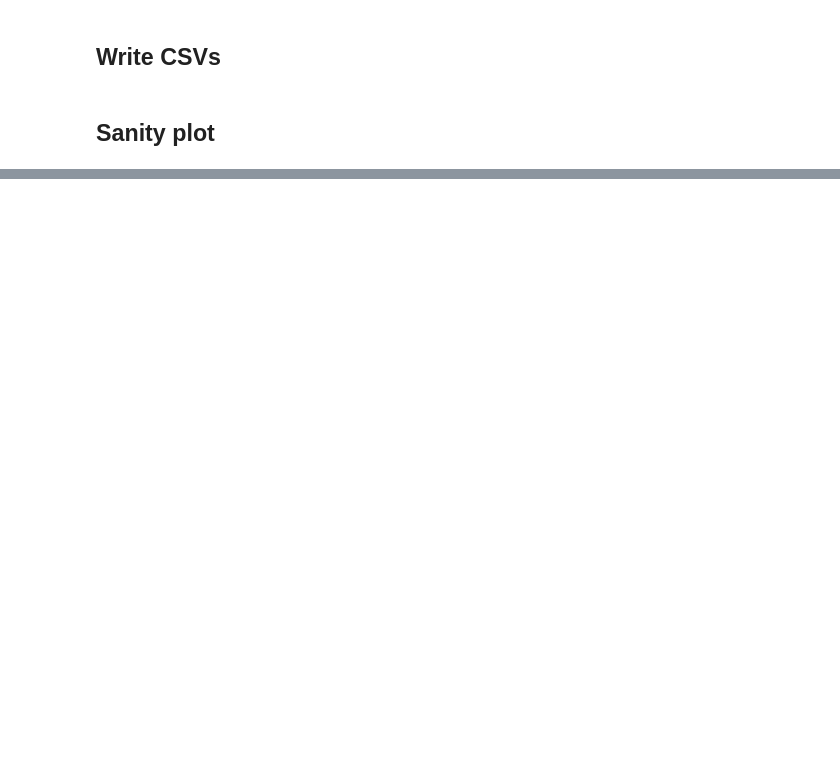
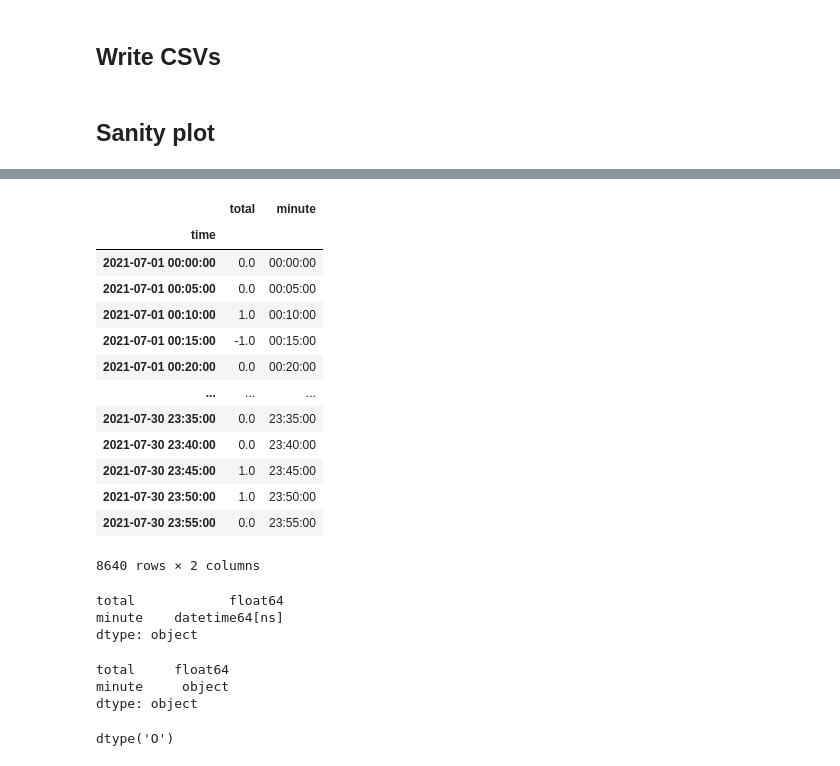
Before and after one commit to ethanglaser/MUU-Final-Project, a Jupyter notebook: warmup.ipynb, the cells around one changed output, grey strips where cells are left out. Saved outputs shown, nothing was run; the diff lists cells and outputs as text; code cells hidden in the pictures; blank space fills up the shorter version.

```diff
--- a/warmup.ipynb
+++ b/warmup.ipynb
@@ -201,0 +207,24 @@ lineplot(data=chunked_614005)
+# %%
+chunked_614005
+# %% [output]
+|  | total | minute |
+| time |  |  |
+| 2021-07-01 00:00:00 | 0.0 | 00:00:00 |
+| 2021-07-01 00:05:00 | 0.0 | 00:05:00 |
+| 2021-07-01 00:10:00 | 1.0 | 00:10:00 |
+| 2021-07-01 00:15:00 | -1.0 | 00:15:00 |
+| 2021-07-01 00:20:00 | 0.0 | 00:20:00 |
+| ... | ... | ... |
+| 2021-07-30 23:35:00 | 0.0 | 23:35:00 |
+| 2021-07-30 23:40:00 | 0.0 | 23:40:00 |
+| 2021-07-30 23:45:00 | 1.0 | 23:45:00 |
+| 2021-07-30 23:50:00 | 1.0 | 23:50:00 |
+| 2021-07-30 23:55:00 | 0.0 | 23:55:00 |
+8640 rows × 2 columns
+# %%
+chunked_614005['minute'] = chunked_614005.index
+chunked_614005.dtypes
+# %% [output]
+total            float64
+minute    datetime64[ns]
+dtype: object
@@ -201,0 +233,10 @@ lineplot(data=chunked_614005)
+# %%
+chunked_614005.dtypes
+# %% [output]
+total     float64
+minute     object
+dtype: object
+# %%
+chunked_614005['minute'].dtype
+# %% [output]
+dtype('O')
```
Also changed, not shown: parts of 8 cells of this notebook, 3 other files.
